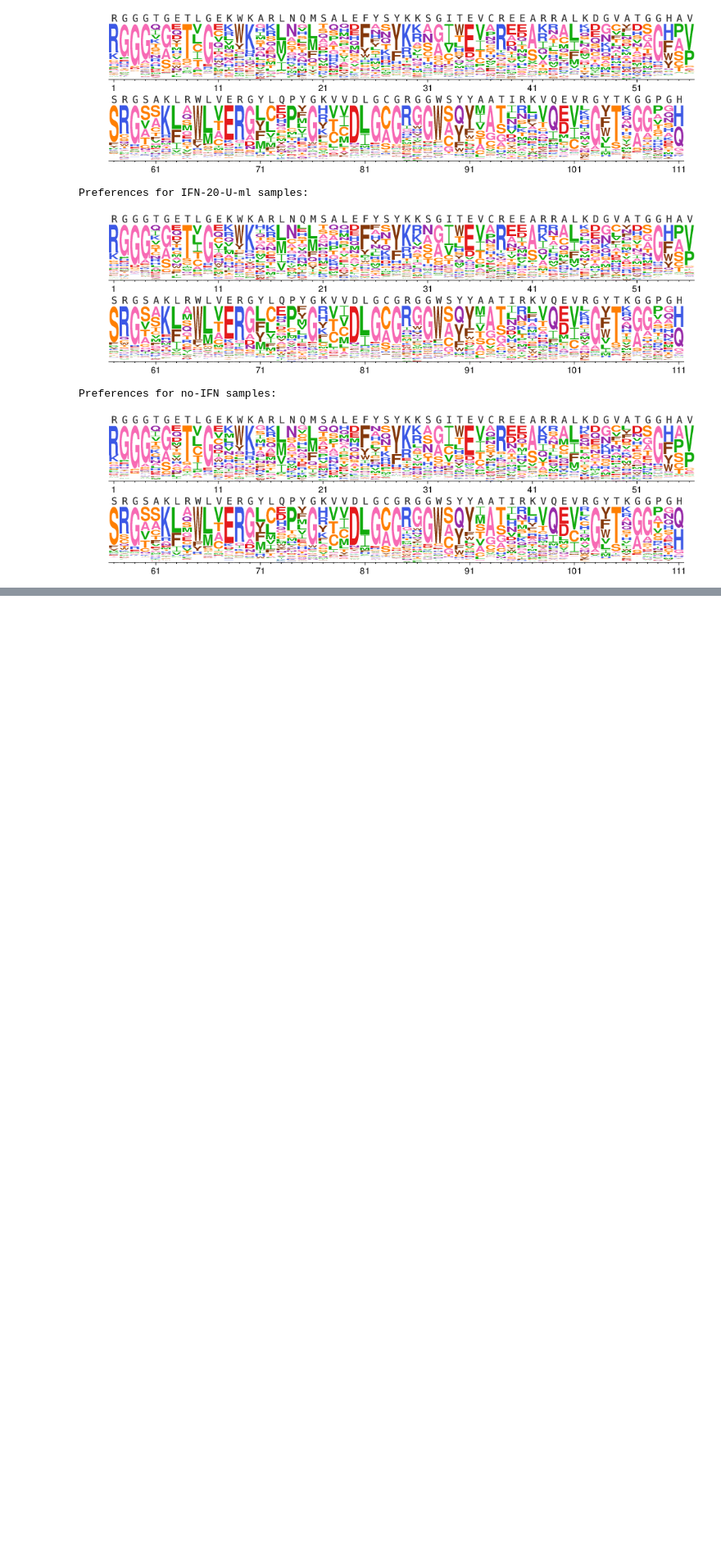
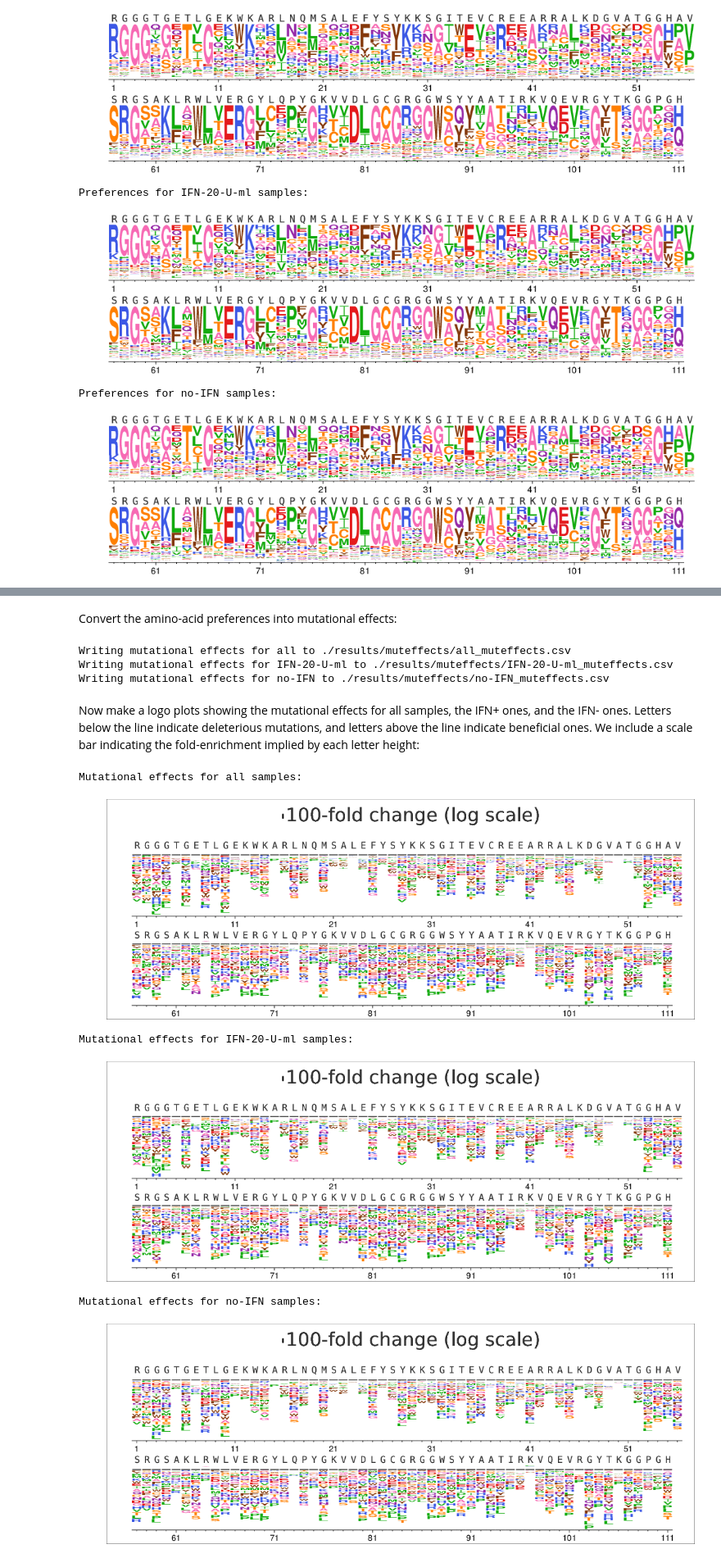
Before and after one commit to jbloomlab/ZIKV_DMS_NS5_EvansLab, a Jupyter notebook: dms_analysis.ipynb, the cells around one changed output, grey strips where cells are left out. Shown: that part at 82% size. Cells and saved outputs as stored; diff of their text form; code cells hidden in the pictures; blank space fills up the shorter version.

Commit message:
compute and plot mutational effects

```diff
--- a/dms_analysis.ipynb
+++ b/dms_analysis.ipynb
@@ -311,0 +323,48 @@ Preferences for no-IFN samples:
+# %%
+muteffectsdir = os.path.join(resultsdir, 'muteffects/')
+os.makedirs(muteffectsdir, exist_ok=True)
+# %% [markdown]
+Convert the amino-acid preferences into mutational effects:
+# %%
+muteffects_files = {}
+for selection, prefs_csv in prefs_files.items():
+    muteffects = dms_tools2.prefs.prefsToMutFromWtEffects(
+                    prefs=pd.read_csv(prefs_csv),
+                    charlist=AAS,
+                    wts=wt_aas)
+    muteffects_files[selection] = os.path.join(muteffectsdir, f"{selection}_muteffects.csv")
+    print(f"Writing mutational effects for {selection} to {muteffects_files[selection]}")
+    muteffects.to_csv(muteffects_files[selection], index=False, float_format='%.5g')
+# %% [output]
+Writing mutational effects for all to ./results/muteffects/all_muteffects.csv
+Writing mutational effects for IFN-20-U-ml to ./results/muteffects/IFN-20-U-ml_muteffects.csv
+Writing mutational effects for no-IFN to ./results/muteffects/no-IFN_muteffects.csv
+# %% [markdown]
+Now make a logo plots showing the mutational effects for all samples, the IFN+ ones, and the IFN- ones.
+Letters below the line indicate deleterious mutations, and letters above the line indicate beneficial ones.
+We include a scale bar indicating the fold-enrichment implied by each letter height:
+# %%
+for selection, muteffects_csv in muteffects_files.items():
+
+    logoplot = os.path.join(logodir, f"{selection}_muteffects.pdf")
+
+    log = ! dms2_logoplot \
+            --muteffects {muteffects_csv} \
+            --name {selection} \
+            --outdir {logodir} \
+            --nperline 56 \
+            --overlay1 {wtoverlayfile} wildtype wildtype \
+            --scalebar 6.64 "100-fold change (log scale)" \
+            --use_existing {use_existing}
+
+    assert os.path.isfile(logoplot), '\n'.join(log)
+
+    print(f"\n\nMutational effects for {selection} samples:")
+    showPDF(logoplot)
+# %% [output]
+Mutational effects for all samples:
+[figure, added]
+Mutational effects for IFN-20-U-ml samples:
+[figure, added]
+Mutational effects for no-IFN samples:
+[figure, added]
```
Also changed, not shown: parts of 3 cells of this notebook.
